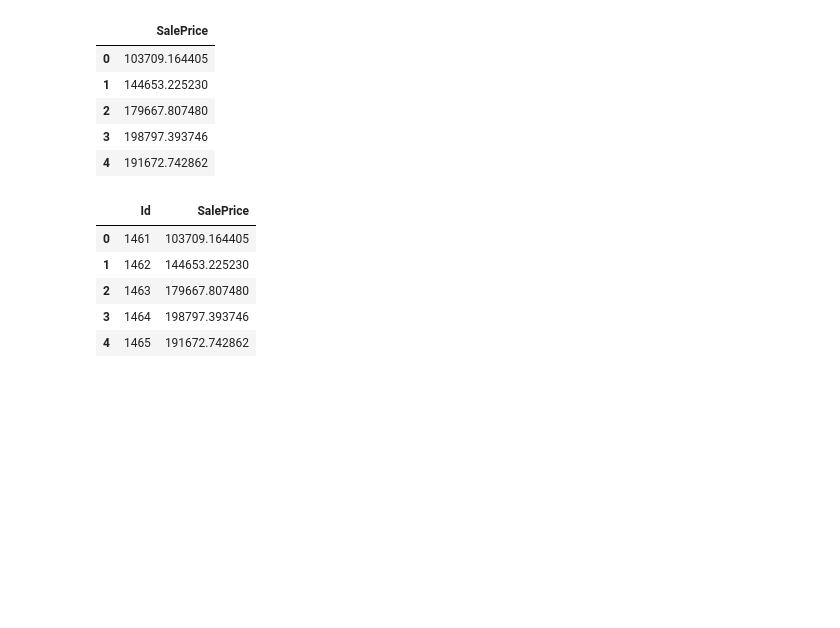
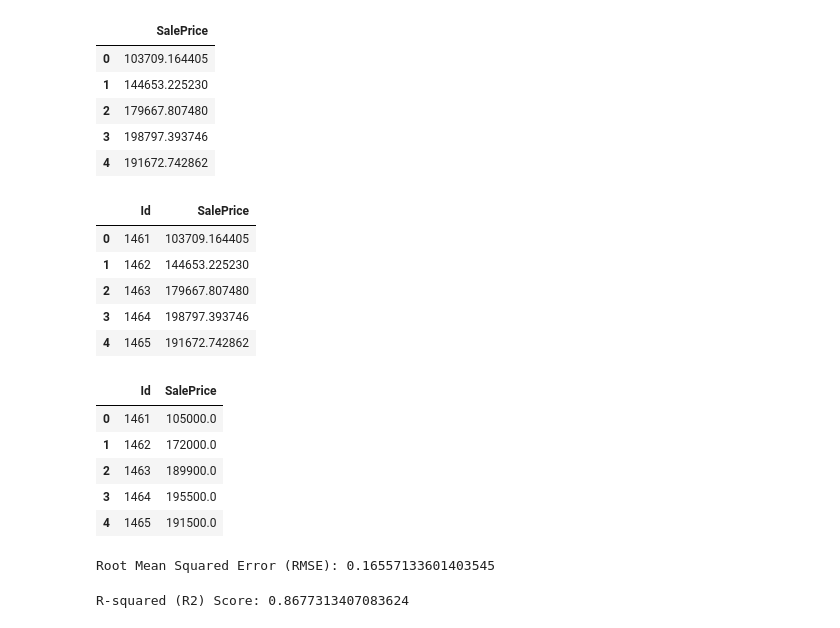
Before and after one commit to mxsaad/house-price-predictor, a Jupyter notebook: model.ipynb, the cells around one changed output. Saved outputs shown, nothing was run; the diff lists cells and outputs as text; code cells hidden in the pictures; blank space fills up the shorter version.

Commit message:
Add test suite for predictions
Metrics:
  1. RSME (Kaggle)
  2. R2 score

```diff
--- a/model.ipynb
+++ b/model.ipynb
@@ -250,6 +250,37 @@ submission.head()
 | 2 | 1463 | 179667.807480 |
 | 3 | 1464 | 198797.393746 |
 | 4 | 1465 | 191672.742862 |
+# %%
+# import expected data
+
+expected = pd.read_csv('data/expected.csv')
+expected.head()
+# %% [output]
+|  | Id | SalePrice |
+| 0 | 1461 | 105000.0 |
+| 1 | 1462 | 172000.0 |
+| 2 | 1463 | 189900.0 |
+| 3 | 1464 | 195500.0 |
+| 4 | 1465 | 191500.0 |
+# %%
+# calculate RSME as done on Kaggle
+from sklearn.metrics import mean_squared_error
+
+y_pred_log = np.log(y_pred['SalePrice'])
+expected_log = np.log(expected['SalePrice'])
+
+rmse_log = np.sqrt(mean_squared_error(expected_log, y_pred_log))
+print("Root Mean Squared Error (RMSE):", rmse_log)
+# %% [output]
+Root Mean Squared Error (RMSE): 0.16557133601403545
+# %%
+# calculate R2 score
+from sklearn.metrics import r2_score
+
+r2 = r2_score(expected['SalePrice'], y_pred['SalePrice'])
+print("R-squared (R2) Score:", r2)
+# %% [output]
+R-squared (R2) Score: 0.8677313407083624
 # %%
 # export submission
 submission.to_csv('submission.csv', index=False)
```
Also changed, not shown: 1 other file.
